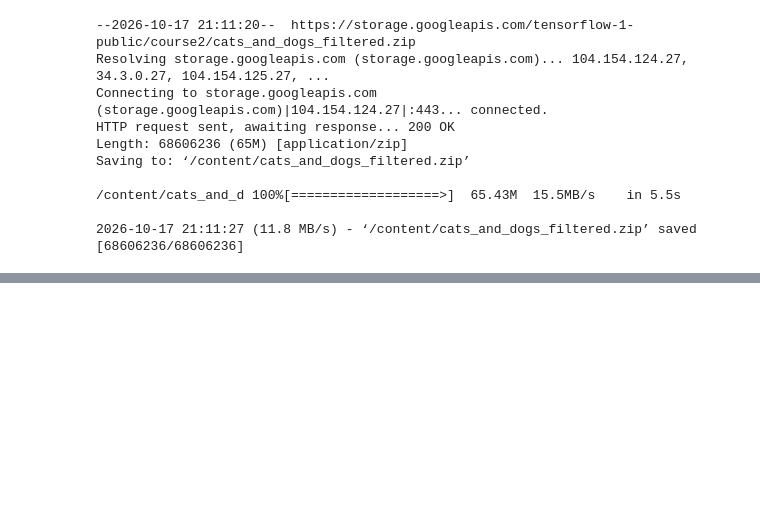
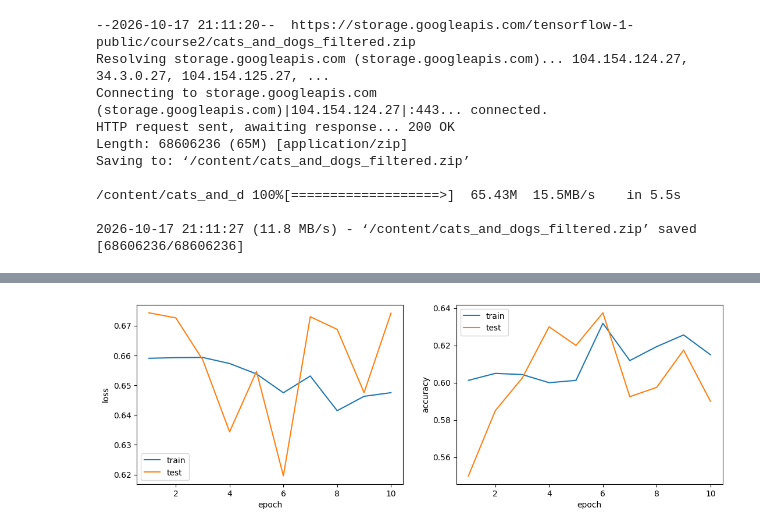
Before and after one commit to k1-r1ll/pytorch, a Jupyter notebook: torch1.ipynb, the cells around one changed output, grey strips where cells are left out. Cells and saved outputs as stored; diff of their text form; code cells hidden in the pictures; blank space fills up the shorter version.

```diff
--- a/torch1.ipynb
+++ b/torch1.ipynb
@@ -272,0 +382,16 @@ class SimpleCNN(nn.Module):
+# %%
+NUM_EPOCH = 10
+
+model_fcc = FcNetCombined().to(device)
+criterion = nn.CrossEntropyLoss()
+optimizer = torch.optim.SGD(model_fc.parameters(), lr=0.01, momentum=0)
+
+history = train(
+
+    model_fc, optimizer, criterion,
+    train_loader, val_loader,
+    NUM_EPOCH
+
+)
+# %% [output]
+[figure, added]
```
Also changed, not shown: parts of 8 cells of this notebook.
